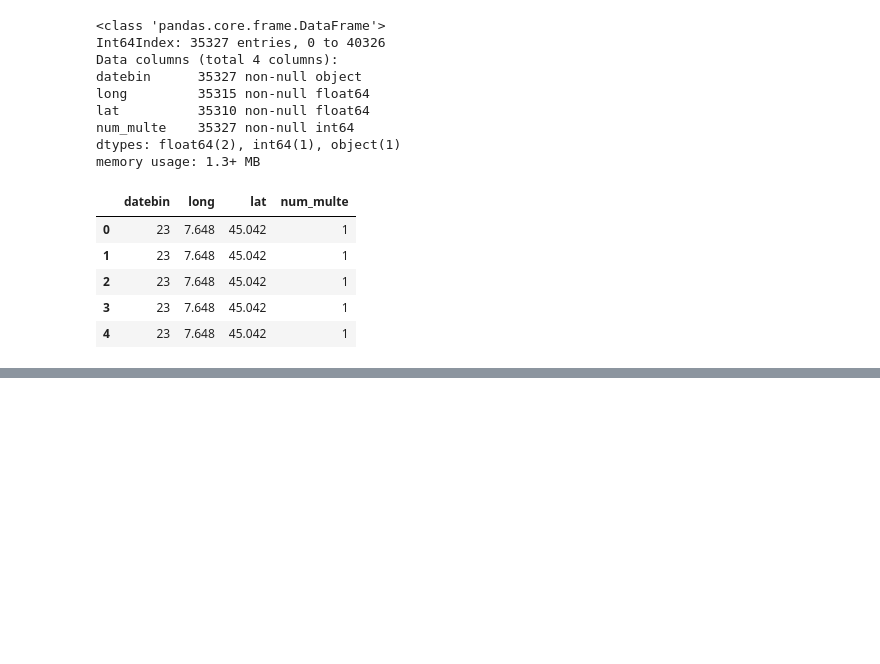
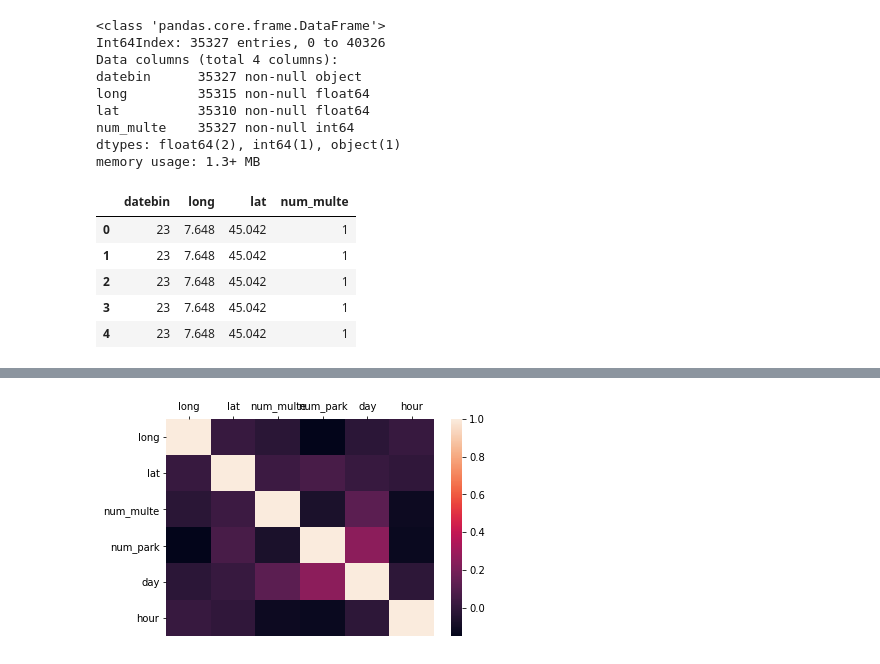
Before and after one commit to Vem-Solutions-spa/dataset-vem_event, a Jupyter notebook: Pier/bin dataset park e multe.ipynb, the cells around one changed output, grey strips where cells are left out. Saved outputs shown, nothing was run; the diff lists cells and outputs as text; code cells hidden in the pictures; blank space fills up the shorter version.

```diff
--- a/Pier/bin dataset park e multe.ipynb
+++ b/Pier/bin dataset park e multe.ipynb
@@ -147,0 +226,9 @@ joined
+# %%
+joined2 = joined1
+joined2['long'] = pd.to_numeric(joined2['long'])
+joined2['lat'] = pd.to_numeric(joined2['lat'])
+joined2['day'] = pd.to_numeric(joined2['day'])
+joined2['hour'] = pd.to_numeric(joined2['hour'])
+corrmat = joined1.corr()
+corrmat
+joined2.head()
@@ -147,0 +242,4 @@ joined
+# %%
+sb.heatmap(corrmat, vmax=1., square=False).xaxis.tick_top()
+# %% [output]
+[figure, added]
```
Also changed, not shown: parts of 14 cells of this notebook, 2 other files.
